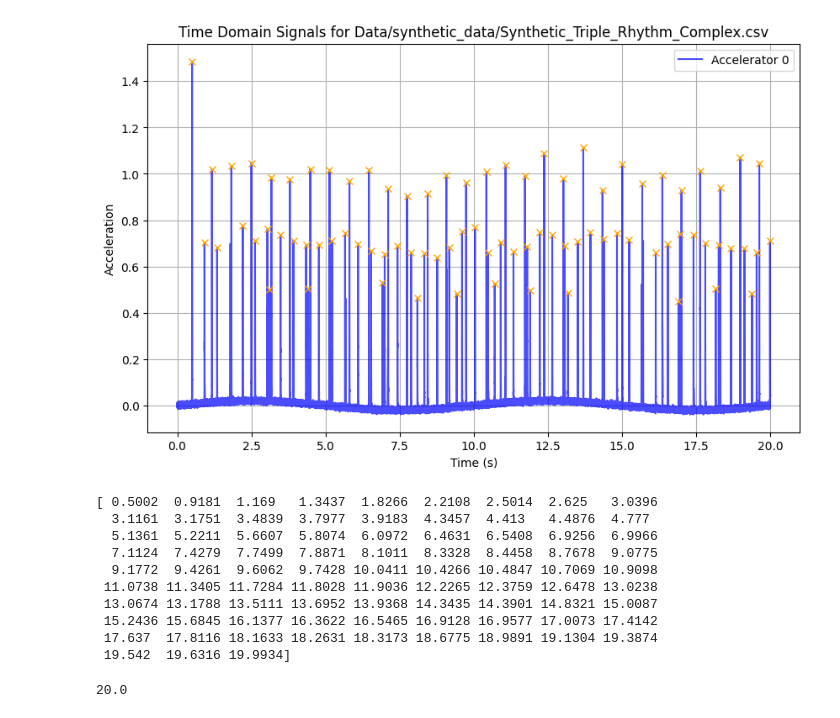
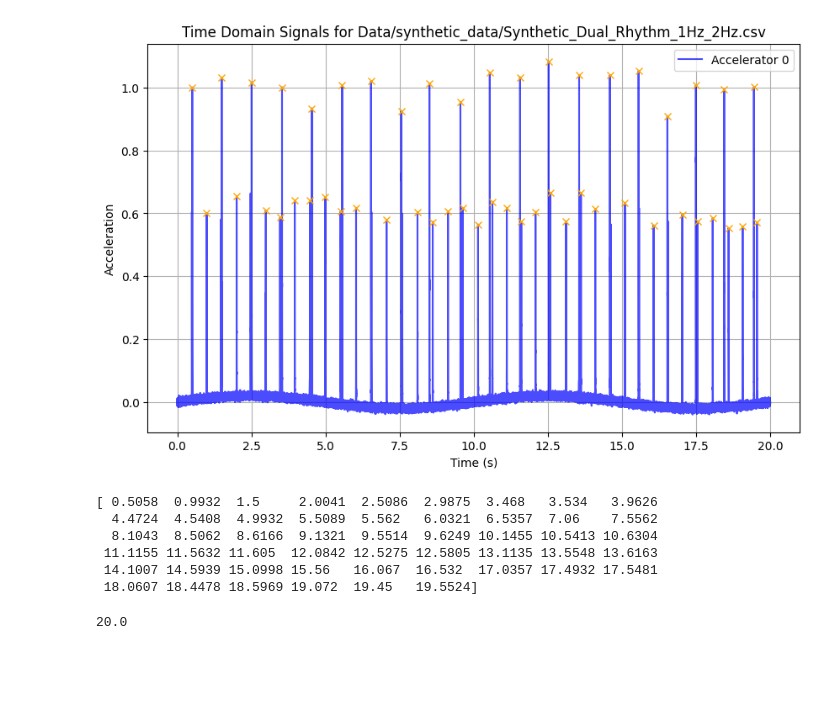
Before and after one commit to lamkin1/Acoustic-Space-Boiling, a Jupyter notebook: MultipleBoilings_2.ipynb, the cells around one changed output. Drawn from its saved outputs; the diff is of its cells as text; code cells hidden in the pictures; blank space fills up the shorter version.

```diff
--- a/MultipleBoilings_2.ipynb
+++ b/MultipleBoilings_2.ipynb
@@ -11,7 +11,7 @@ import statistics
 import math
 # %%
 # Single Rhythmic
-file = 'Data/After_May/MATLAB 1-02 PM Thu, Nov 7, 2024 Run8 .csv' # Example 1, sd=0.02
+# file = 'Data/After_May/MATLAB 1-02 PM Thu, Nov 7, 2024 Run8 .csv' # Example 1, sd=0.02
 # file = 'Data/After_May/MATLAB 1-21 PM Thu, Nov 7, 2024 Run10 .csv'
 # file ='Data/After_May/MATLAB 3-55 PM Thu, Sep 5, 2024 Run0 .csv'
 # file = 'Data/After_May/MATLAB 1-12 PM Thu, Nov 7, 2024 Run9 .csv'
@@ -30,45 +30,41 @@ file = 'Data/After_May/MATLAB 1-02 PM Thu, Nov 7, 2024 Run8 .csv' # Example 1, s
 # file = 'Data/After_May/MATLAB 2-26 PM Thu, Oct 31, 2024 Run11 .csv'
 # file = 'Data/After_May/MATLAB 1-31 PM Tue, Oct 29, 2024 Run7 .csv'
 # file = 'Data/After_May/MATLAB 1-53 PM Tue, Oct 29, 2024 Run14 .csv' # Example 3, sd=0.01
 # file = 'Data/After_May/MATLAB 2-54 PM Fri, Sep 13, 2024 Run5 .csv'
 # file = 'Data/After_May/MATLAB 3-18 PM Tue, Oct 15, 2024 Run9 .csv'
 # file = 'Data/After_May/MATLAB 12-54 PM Fri, Jun 28, 2024 Run7 .csv'
 # file = 'Data/After_May/MATLAB 3-00 PM Tue, Oct 15, 2024 Run5 .csv' # amplitude
 # file = 'Data/After_May/MATLAB 2-15 PM Thu, Oct 31, 2024 Run8 .csv'
 # file = 'Data/After_May/MATLAB 2-28 PM Thu, Oct 31, 2024 Run12 .csv'
 # file = 'Data/After_May/MATLAB 2-36 PM Fri, Jun 14, 2024 Run14 .csv'
 # file = 'Data/After_May/MATLAB 2-47 PM Mon, Oct 28, 2024 Run10 .csv'
 # file = 'Data/After_May/MATLAB 3-06 PM Wed, Sep 18, 2024 Run7 .csv' # Example 2, sd=0.02
 # file = 'Data/After_May/MATLAB 4-00 PM Mon, Aug 26, 2024 Run5 .csv'
 
 # Double Rhythmic
 # file = 'Data/After_May/MATLAB 3-15 PM Thu, Oct 24, 2024 Run15.csv'
 
 # file = 'Data/After_May/MATLAB 2-24 PM Tue, Jun 11, 2024 Run2 .csv'
 
 # Synthetic Data
-# file = 'Data/synthetic_data/Synthetic_Dual_Rhythm_1Hz_2Hz.csv'
+file = 'Data/synthetic_data/Synthetic_Dual_Rhythm_1Hz_2Hz.csv'
 # file = 'Data/synthetic_data/Synthetic_Irregular_Dual_Rhythm.csv'
 # file = 'Data/synthetic_data/Synthetic_Triple_Rhythm_Complex.csv'
 
 acceleration0 = get_file(file)
 x, y = get_peaks(acceleration0)
 
 plot_file(file)
 
 print(x)
 # %% [output]
-[figure, old version]
+[figure, new version]
-[ 0.5002  0.9181  1.169   1.3437  1.8266  2.2108  2.5014  2.625   3.0396
-  3.1161  3.1751  3.4839  3.7977  3.9183  4.3457  4.413   4.4876  4.777
-  5.1361  5.2211  5.6607  5.8074  6.0972  6.4631  6.5408  6.9256  6.9966
-  7.1124  7.4279  7.7499  7.8871  8.1011  8.3328  8.4458  8.7678  9.0775
-  9.1772  9.4261  9.6062  9.7428 10.0411 10.4266 10.4847 10.7069 10.9098
- 11.0738 11.3405 11.7284 11.8028 11.9036 12.2265 12.3759 12.6478 13.0238
- 13.0674 13.1788 13.5111 13.6952 13.9368 14.3435 14.3901 14.8321 15.0087
- 15.2436 15.6845 16.1377 16.3622 16.5465 16.9128 16.9577 17.0073 17.4142
- 17.637  17.8116 18.1633 18.2631 18.3173 18.6775 18.9891 19.1304 19.3874
- 19.542  19.6316 19.9934]
+[ 0.5058  0.9932  1.5     2.0041  2.5086  2.9875  3.468   3.534   3.9626
+  4.4724  4.5408  4.9932  5.5089  5.562   6.0321  6.5357  7.06    7.5562
+  8.1043  8.5062  8.6166  9.1321  9.5514  9.6249 10.1455 10.5413 10.6304
+ 11.1155 11.5632 11.605  12.0842 12.5275 12.5805 13.1135 13.5548 13.6163
+ 14.1007 14.5939 15.0998 15.56   16.067  16.532  17.0357 17.4932 17.5481
+ 18.0607 18.4478 18.5969 19.072  19.45   19.5524]
 # %%
 # print(np.std(y))
 # print(np.mean(y) / 9)
```
Also changed, not shown: parts of 3 cells of this notebook.
